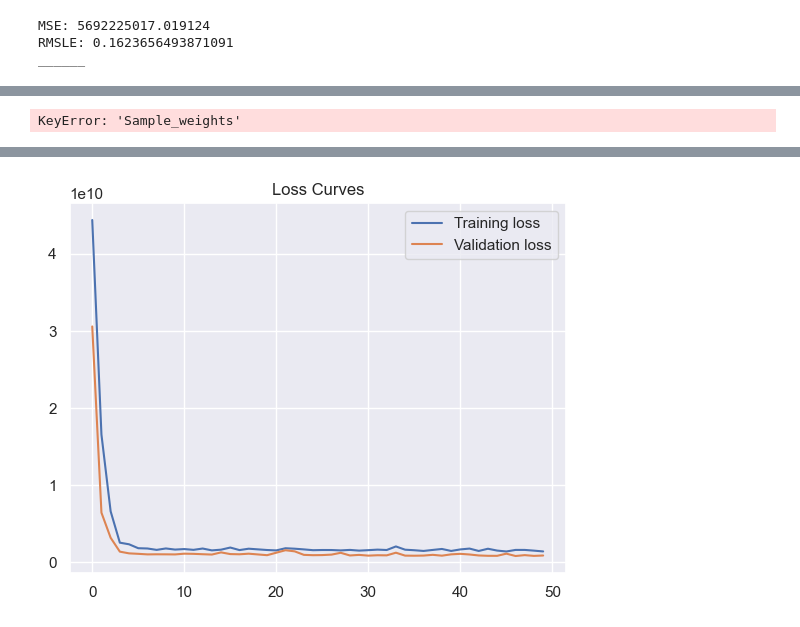
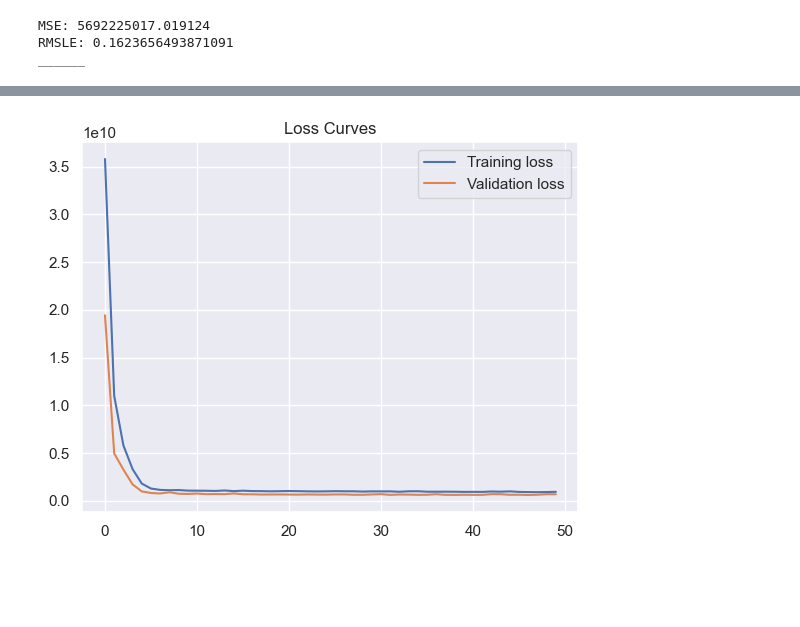
Before and after one commit to VasiliiOptimist/ml_house_prices, a Jupyter notebook: test.ipynb, the cells around one changed output, grey strips where cells are left out. Cells and saved outputs as stored; diff of their text form; code cells hidden in the pictures; blank space fills up the shorter version.

```diff
--- a/test.ipynb
+++ b/test.ipynb
@@ -213,5 +265,4 @@ Imput median values in the numeric columns
 # %%
-for col in numeric_features[:-1]:
+for col in features[:-1]:
     imp = SimpleImputer(missing_values=np.nan, strategy="median")
-    df[[col]] = imp.fit_transform(df[[col]])
-df[numeric_features].isnull().sum().sum()
+    df_final[[col]] = imp.fit_transform(df_final[[col]])
@@ -220,6 +268,0 @@ df[numeric_features].isnull().sum().sum()
-# %%
-predictive_features = my_module.get_corr_features(
-    df[numeric_features].corr()["SalePrice"], 0.6
-)
-df_final = df[predictive_features].copy(deep=True)
-df_final.head()
@@ -234,0 +273,5 @@ Get the features with predictive power
+# %%
+power = preprocessing.PowerTransformer()
+for_tranfrom = ["TotalBsmtSF", "1stFlrSF", "GrLivArea", "GarageArea"]
+df_final[for_tranfrom] = power.fit_transform(df_final[for_tranfrom])
+df_final.head()
@@ -259,13 +317,14 @@ Index(['OverallQual', 'TotalBsmtSF', '1stFlrSF', 'GrLivArea', 'GarageArea',
       dtype='object')
 # %%
-features = [
+for_prediction = [
     "OverallQual",
     "TotalBsmtSF",
     "GrLivArea",
     "GarageArea",
     "1stFlrSF",
-    # 'YearBuilt/Remod',
+    "YearBuilt/Remod",
+    "FullBath",
     "SalePrice",
 ]
 
-df_features = df_final[features]
+df_features = df_final[for_prediction]
@@ -311,7 +366,3 @@ x_train.head()
-# %%
-sample_weight = df.loc[x_train.index]["Sample_weights"]
-# %% [output]
-KeyError: 'Sample_weights'
 # %%
 learning_rate = 0.5
 epochs = 50
@@ -333,7 +384,6 @@ model.add(
     keras.layers.Dense(
         units=x_train.shape[1],
         activation="relu",
-        input_dim=x_train.shape[1],
         kernel_regularizer=tf.keras.regularizers.l2(l2=0.01),
     )
 )
@@ -368,5 +418,5 @@ RMSLE: 0.02667277157065573
 ______
-[figure, old version]
+[figure, new version]
 # %%
 import logging
 
```
Also changed, not shown: parts of 90 cells of this notebook, 2 other files.
